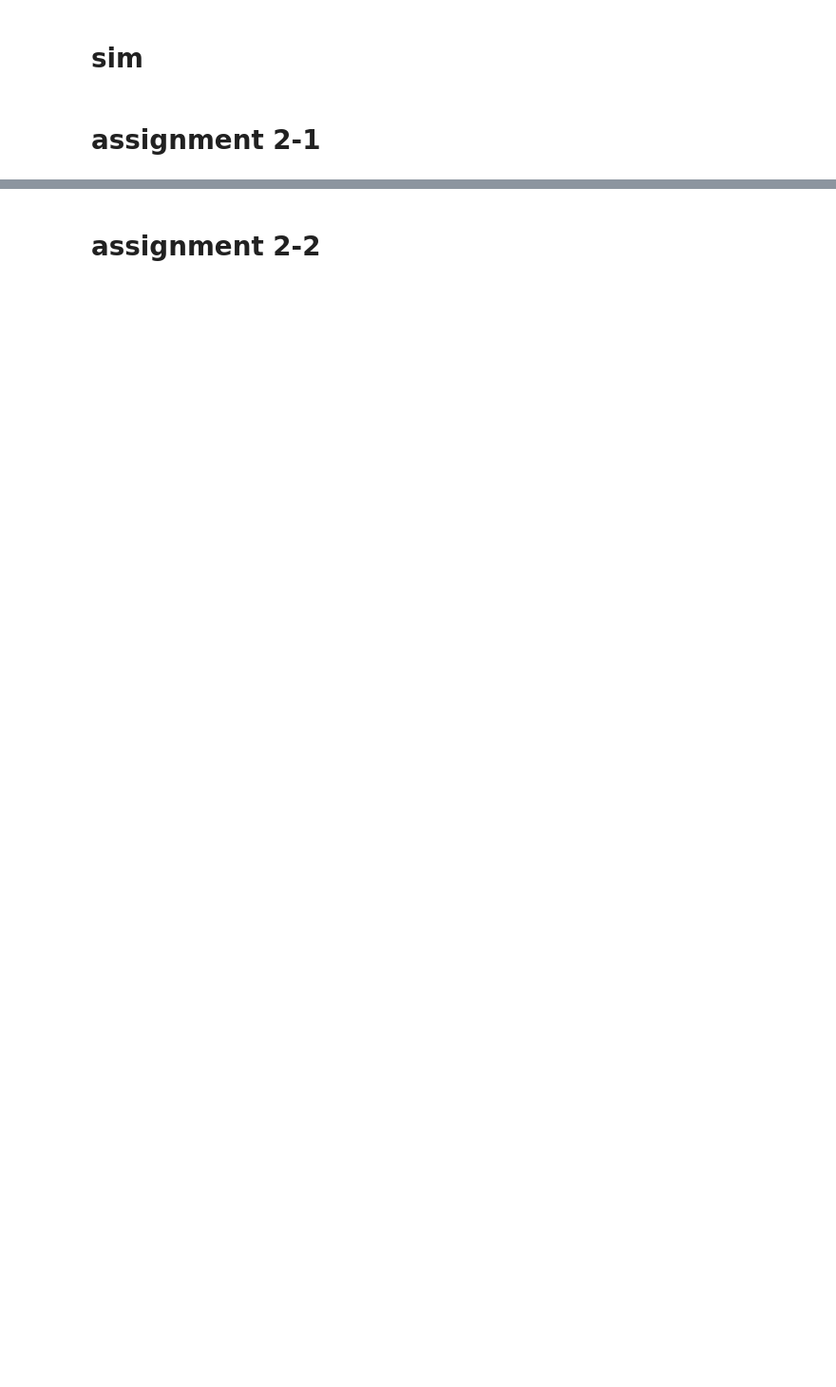
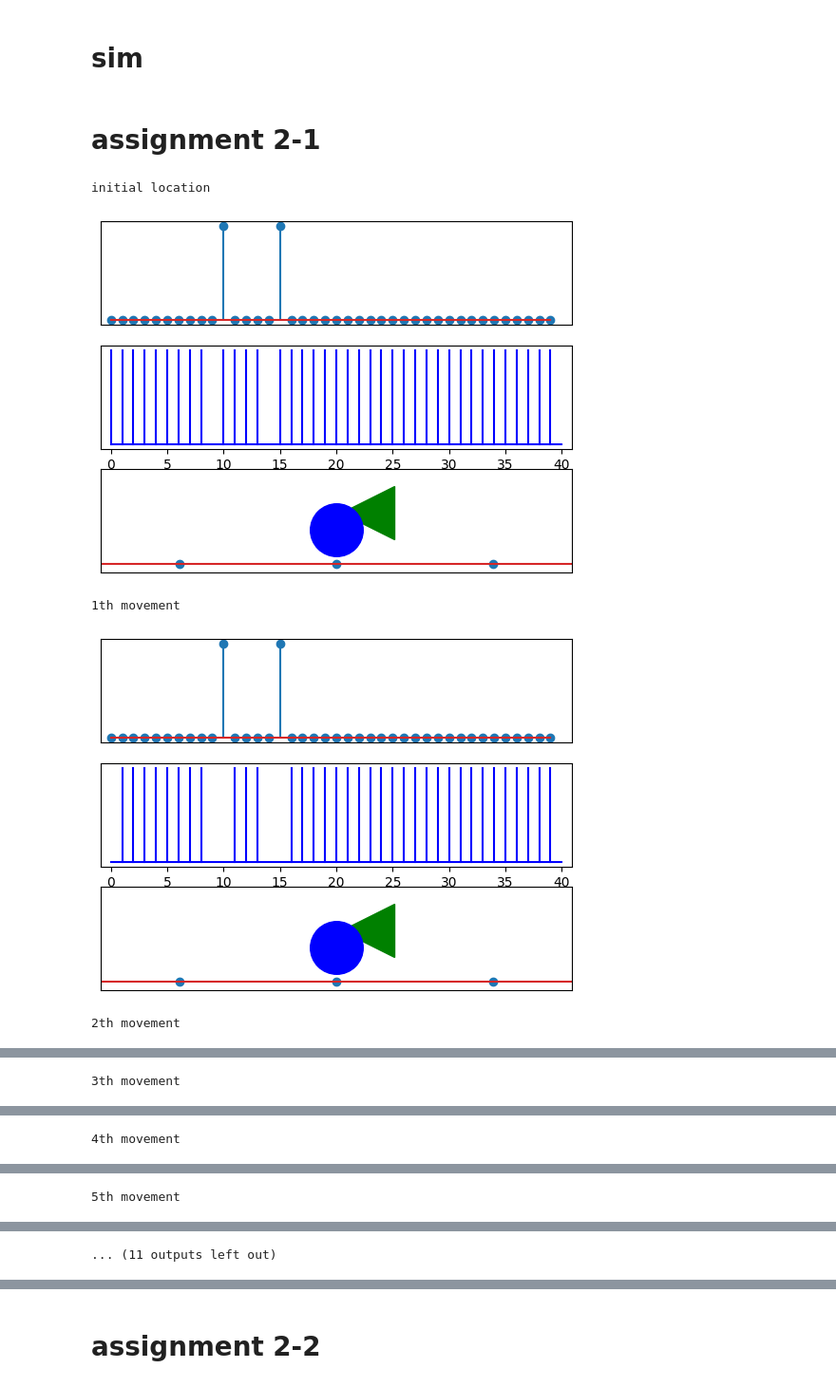
Before and after one commit to SaehyunC/localization, a Jupyter notebook: answer/localization_assignment2_1D_Bayes_Rule.ipynb, the cells around one changed output, grey strips where cells are left out. Shown at 95% size. Saved outputs shown, nothing was run; the diff lists cells and outputs as text; code cells hidden in the pictures; blank space fills up the shorter version.

```diff
--- a/answer/localization_assignment2_1D_Bayes_Rule.ipynb
+++ b/answer/localization_assignment2_1D_Bayes_Rule.ipynb
@@ -13,7 +13,8 @@ def create_poles(poles, distance):
     for p in poles:
         y[p] = 1
     x = range(distance)
-    plt.stem(x, y, use_line_collection=True)
+    plt.stem(x, y)
+    #plt.stem(x, y, use_line_collection=True)
 
 
 def plot_poles(poles, distance):
@@ -82,7 +83,8 @@ class Robot:
 def bayes(PBA, PA, PB):
     # STUDENT CODE START
     # Make this function return the answer to Bayes Rule.
-
+    # P(A|B) = P(B|A)*P(A) / P(B)
+    PAB = (PBA * PA) / PB
     # STUDENT CODE END
     return PAB
 
@@ -90,14 +92,24 @@ def bayes(PBA, PA, PB):
 def shift_priors(P_loc_i):
     # STUDENT CODE START
     # Shift all probabilities to the right by one.
-
+    shifted = np.roll(P_loc_i, 1)
+    shifted [0] = 0
+    return shifted
     # STUDENT CODE END
 
 
 def update_loc_probability():
+    global P_loc_i_posterior, P_D, P_not_D, P_loc_i_prior
     # STUDENT CODE START
     # Perform Bayes Rule on each location.
-
+    if robot.detect_pole(poles):
+        # 폴을 감지했을 때: P_loc_i_posterior = (P(D|Li) * P(Li)) / P(D)
+        P_loc_i_posterior = bayes(P_D_given_loc_i, P_loc_i_prior, P_D)
+    else:
+        # 폴을 감지하지 못했을 때: P_loc_i_posterior = (P(!D|Li) * P(Li)) / P(!D)
+        P_loc_i_posterior = bayes(P_not_D_given_loc_i, P_loc_i_prior, P_not_D)
+    # normalizing the probability
+    P_loc_i_posterior = P_loc_i_posterior / np.sum(P_loc_i_posterior)
     # STUDENT CODE END
 
 
@@ -121,35 +133,61 @@ poles = [10, 15]
 P_loc_i_prior = np.zeros(distance)
 P_loc_i_posterior = np.zeros(distance)
 P_D = 0
 P_not_D = 0
 P_D_given_loc_i = np.zeros(distance)
 P_not_D_given_loc_i = np.zeros(distance)
 
+
+
 # STUDENT CODE START
+
 # Set the prior as if the robot has equal probability to be in each location.
+P_loc_i_prior = np.ones(distance) / distance
+# Set probabilities of detecing a pole or not detecting a pole.
+for i in range(distance):
+    if i + 1 in poles:
+        P_D_given_loc_i[i] = 1  # 폴이 바로 앞에 있으면 감지
+    else:
+        P_D_given_loc_i[i] = 0  # 폴이 없으면 감지 불가능
 
-# Set probabilities of detecing a pole or not detecting a pole.
-
-# Set the probabilities for detecting (or not detecting) a pole for each
-# location i.
+for i in range(distance):
+    if i + 1 in poles:
+        P_not_D_given_loc_i[i] = 0  # 폴이 바로 앞에 있으면 감지
+    else:
+        P_not_D_given_loc_i[i] = 1  # 폴이 없으면 감지 불가능
+# Set the probabilities for detecting (or not detecting) a pole for each location i.
+P_D = np.sum(P_D_given_loc_i * P_loc_i_prior)  # P(D) = Σ P(D|Li) * P(Li)
+P_not_D = np.sum(P_not_D_given_loc_i * P_loc_i_prior)  # P(!D) = Σ P(!D|Li) * P(Li)
 
 # STUDENT CODE END
 
 
+P_loc_i_posteriors = []
+
 # Setup done, run first calculation of robots location.
+print('initial location')
 update_loc_probability()
+P_loc_i_posteriors.append(P_loc_i_posterior)
 plot(distance, poles, P_loc_i_posterior, robot, block=True)
 
 # Begin Moving
 for j in range(10):
     robot.move()
     # Shift the priors to follow the robots movement.
-    shift_priors(P_loc_i_posterior)
+    P_loc_i_posterior = shift_priors(P_loc_i_posterior)
     # Set prior to previous posterior, so we can start the cycle over again.
     P_loc_i_prior = P_loc_i_posterior
     # Perform Bayes Rule using new information about whether the robot can
     # detect a pole.
+    print(f'{j+1}th movement')
     update_loc_probability()
+    P_loc_i_posteriors.append(P_loc_i_posterior)
     plot(distance, poles, P_loc_i_posterior, robot)
 
 plot(distance, poles, P_loc_i_posterior, robot, block=True, pause_time=1)
+# %% [output]
+initial location
+[figure, added]
+1th movement
+[figure, added]
+2th movement
@@ -155,0 +195 @@ plot(distance, poles, P_loc_i_posterior, robot, block=True, pause_time=1)
+3th movement
@@ -155,0 +197 @@ plot(distance, poles, P_loc_i_posterior, robot, block=True, pause_time=1)
+4th movement
@@ -155,0 +199 @@ plot(distance, poles, P_loc_i_posterior, robot, block=True, pause_time=1)
+5th movement
@@ -155,0 +201 @@ plot(distance, poles, P_loc_i_posterior, robot, block=True, pause_time=1)
+... (11 outputs left out)
```
Also changed, not shown: parts of 4 cells of this notebook.
